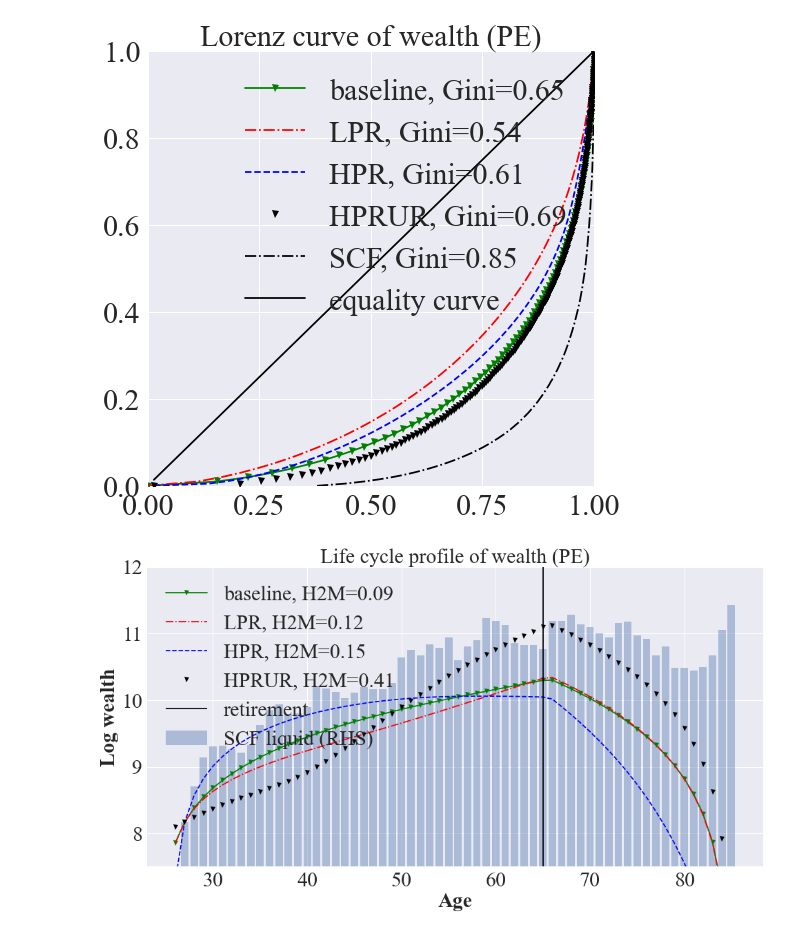
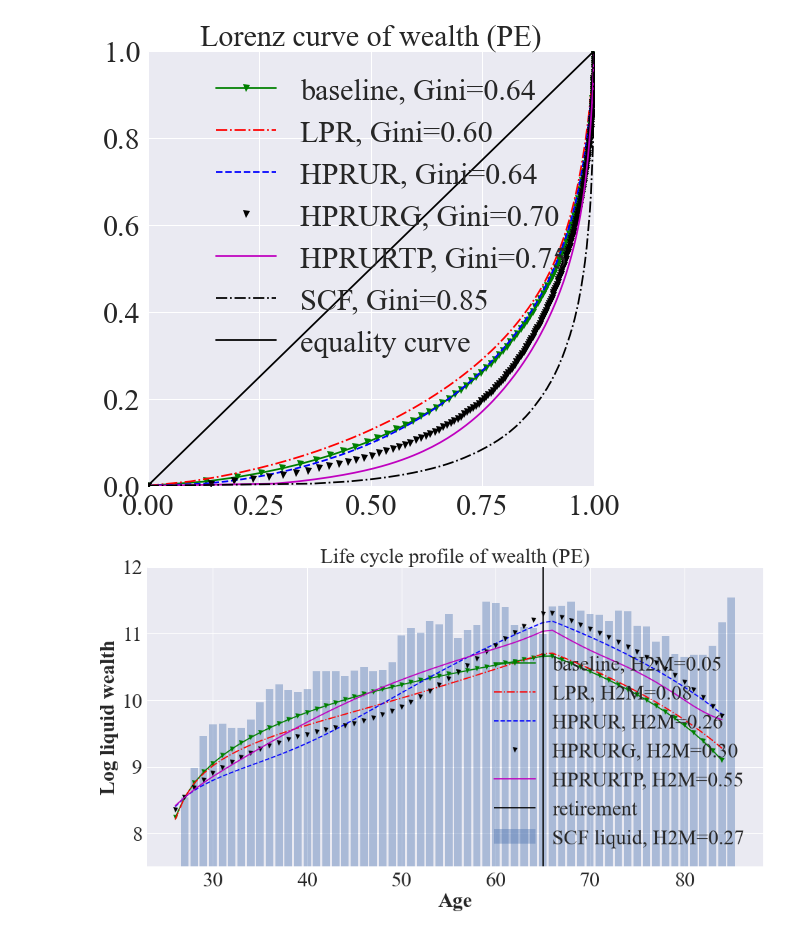
Before and after one commit to iworld1991/PIR, a Jupyter notebook: WorkingFolder/PythonCode/PlotModelResults.ipynb, the cells around one changed output. Drawn from its saved outputs; the diff is of its cells as text; code cells hidden in the pictures.

Commit message:
plot all new results with bequest. only plot liquid wealth. exclude negative one

```diff
--- a/WorkingFolder/PythonCode/PlotModelResults.ipynb
+++ b/WorkingFolder/PythonCode/PlotModelResults.ipynb
@@ -158,19 +175,18 @@ model_names =['baseline',
              #'HG',
              #'SDPR',
              #'SSDPR',
-             'HPR',
+             #'HPR',
              'HPRUR',
              #'SHPRUR',
               #'HPRG',
-             #'HPRURG',
-             #'HPRURTP',
+             'HPRURG',
+             'HPRURTP',
              #'HPRURGTP',
              #'SHPR',
              #'HTP'
              ]
-
 #
-figure_name = '_compare'
+figure_name = '_all'
 # %%
 ## plot results from different models
 
@@ -191,9 +207,9 @@ for k,model_name in enumerate(model_names):
             model_solution['share_ap'],
             line_patterns[k],
             label = model_name+', Gini={:.2f}'.format(model_solution['gini']))
-ax.plot(SCF_share_agents_ap,
-        SCF_share_ap, 'k-.',
-        label='SCF, Gini={:.2f}'.format(gini_SCF))
+ax.plot(SCF_lq_share_agents_ap,
+        SCF_lq_share_ap, 'k-.',
+        label='SCF, Gini={:.2f}'.format(gini_lq_SCF))
 ax.plot(model_solution['share_agents_ap'],
         model_solution['share_agents_ap'],
         'k-',
@@ -236,9 +252,9 @@ ax.vlines(T+25,
 ax.bar(age_lc[1:],
         np.log(SCF_profile['mv_lqwealth'][1:]),
           alpha = 0.4,
-       label='SCF liquid (RHS)')
+       label='SCF liquid, H2M={:.2f}'.format(h2m_share_SCF))
 ax.set_xlabel('Age')
-ax.set_ylabel('Log wealth')
+ax.set_ylabel('Log liquid wealth')
 ax.legend(loc=0)
 fig.savefig('../Graphs/model/life_cycle_a_compare_pe'+figure_name+'.pdf')
 
@@ -279,9 +295,9 @@ for k,model_name in enumerate(model_names):
             line_patterns[k],
             label = model_name+', Gini={:.2f}'.format(model_solution['gini']))
 
-ax.plot(SCF_share_agents_ap,
-        SCF_share_ap, 'k-.',
-        label='SCF, Gini={:.2f}'.format(gini_SCF))
+ax.plot(SCF_lq_share_agents_ap,
+        SCF_lq_share_ap, 'k-.',
+        label='SCF, Gini={:.2f}'.format(gini_lq_SCF))
 ax.plot(model_solution['share_agents_ap'],
         model_solution['share_agents_ap'],
         'k-',
@@ -313,40 +329,40 @@ for k, model_name in enumerate(model_names):
 ax.set_ylim([7.5,12])
 ax.vlines(T+25,
           7,
-          12,
+          15,
           color='k',
           label='retirement')
 ax.bar(age_lc,
         np.log(SCF_profile['mv_lqwealth']),
        #'k--',
         alpha = 0.4,
-       label='SCF liquid (RHS)')
+       label='SCF liquid, H2M={:.2f}'.format(h2m_share_SCF))
 
 ax.set_xlabel('Age')
-ax.set_ylabel('Log wealth')
+ax.set_ylabel('Log liquid wealth')
 ax.legend(loc=0)
 fig.savefig('../Graphs/model/life_cycle_a_compare_ge'+figure_name+'.pdf')
 
 
 ## wealth distributions in ge
 
 fig, ax = plt.subplots(figsize=(8,6))
 ax.set_title('Wealth distribution (GE)')
 for k, model_name in enumerate(model_names):
     model_solution = pickle.load(open('./model_solutions/'+ model_name+'_GE.pkl','rb'))
     ## get h2m fraction: an arbitrary definition for now. a2p ratio smaller than 5
     h2m_share = h2m_ratio(model_solution['a_grid_dist'],
                           model_solution['a_pdfs_dist'],
                           h2m_cut_off)
     ax.plot(np.log(model_solution['ap_grid_dist']+1e-5),
             model_solution['ap_pdfs_dist'],
             label= model_name+', H2M={:.2f}'.format(h2m_share))
 ax.set_xlabel(r'$a$')
 ax.legend(loc=0)
 ax.set_ylabel(r'$prob(a)$')
 ax.set_xlim([-10,60])
 
 fig.savefig('../Graphs/model/distribution_a_compare_ge'+figure_name+'.pdf')
 # %% [output]
-[figure, old version]
+[figure, new version]
-[figure, old version]
+[figure, new version]
```
Also changed, not shown: parts of 4 cells of this notebook.
